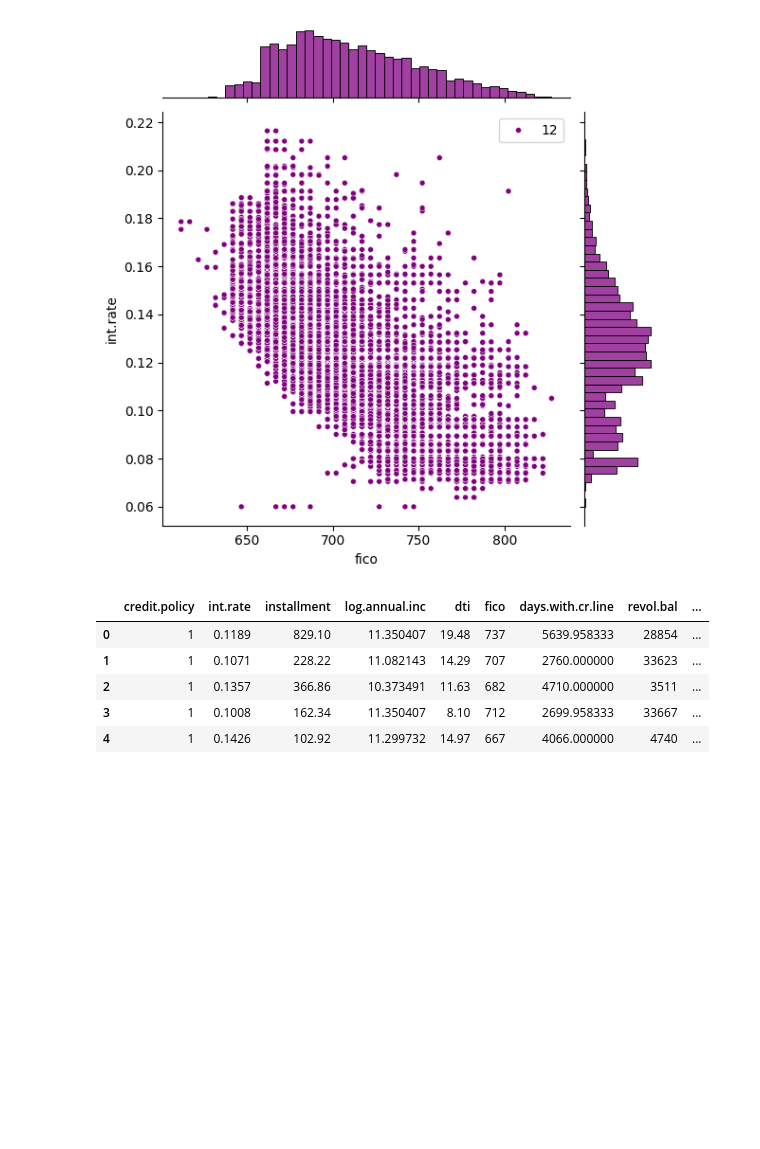
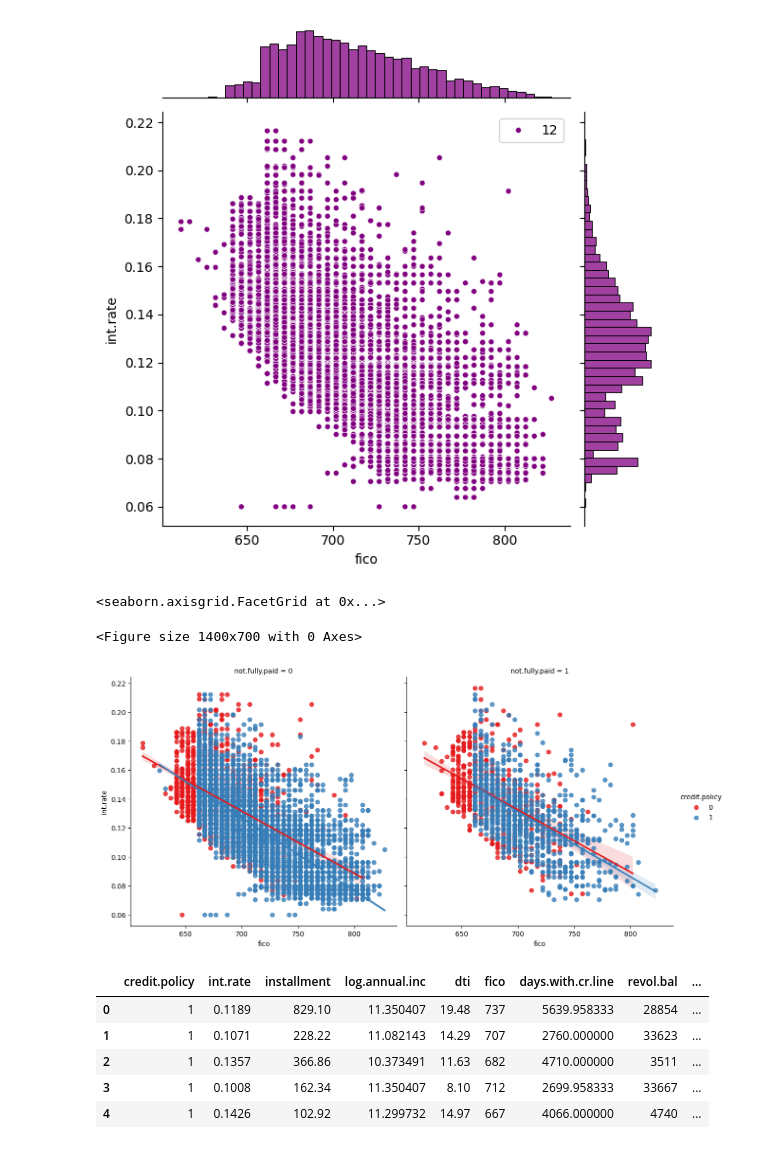
Before and after one commit to 2303A52328/AIML-LAB-2303A52428, a Jupyter notebook: AIML_ASS_9.ipynb, the cells around one changed output. Cells and saved outputs as stored; diff of their text form; code cells hidden in the pictures; blank space fills up the shorter version.

```diff
--- a/AIML_ASS_9.ipynb
+++ b/AIML_ASS_9.ipynb
@@ -124,6 +124,14 @@ sns.jointplot(x='fico',y='int.rate',data=df, color='purple', size=12)
 # %% [output]
 <seaborn.axisgrid.JointGrid at 0x...>
 [figure]
+# %%
+plt.figure(figsize=(14,7))
+sns.lmplot(y='int.rate',x='fico',data=df,hue='credit.policy',
+           col='not.fully.paid',palette='Set1', height=6, aspect=1) # Replace 'size' with 'height' and 'aspect'
+# %% [output]
+<seaborn.axisgrid.FacetGrid at 0x...>
+<Figure size 1400x700 with 0 Axes>
+[figure, added]
 # %%
 df_final = pd.get_dummies(df,['purpose'],drop_first=True)
 # %%
```
